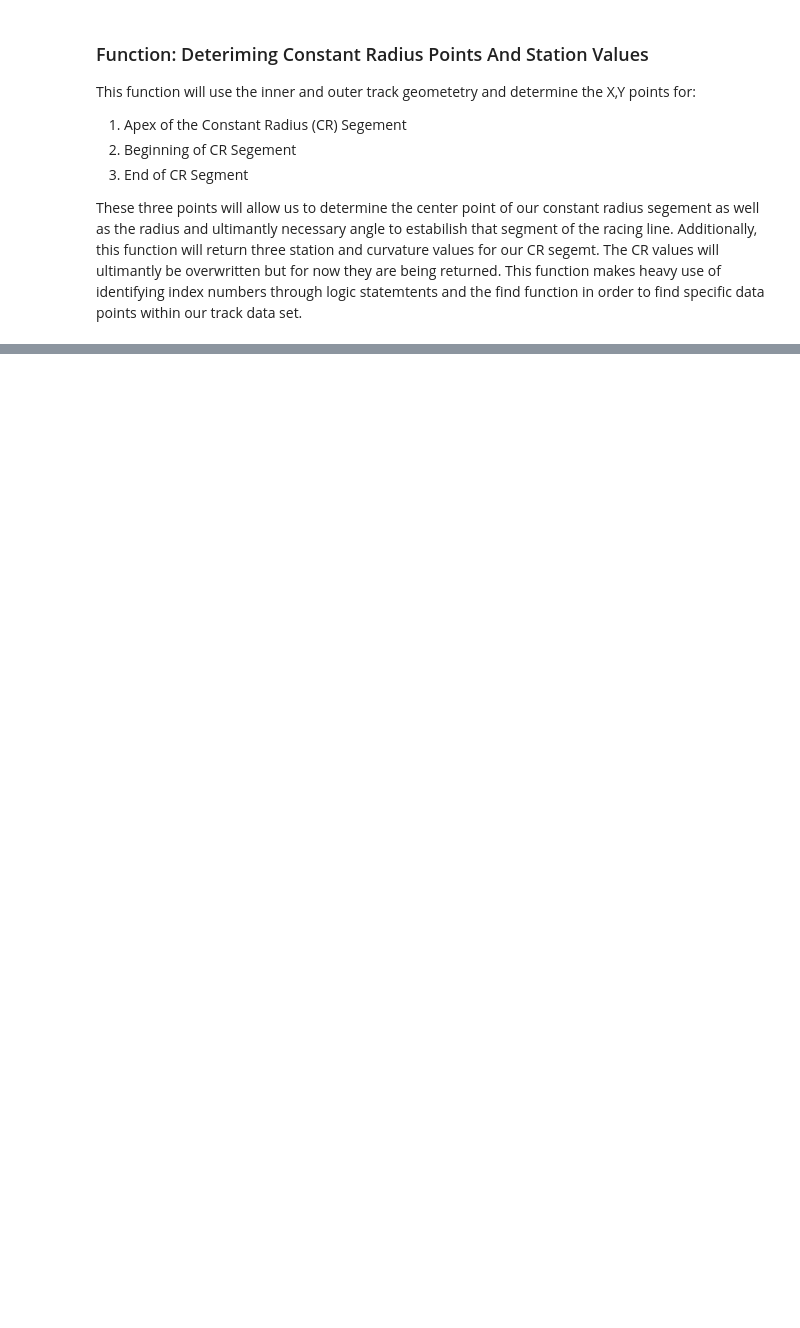
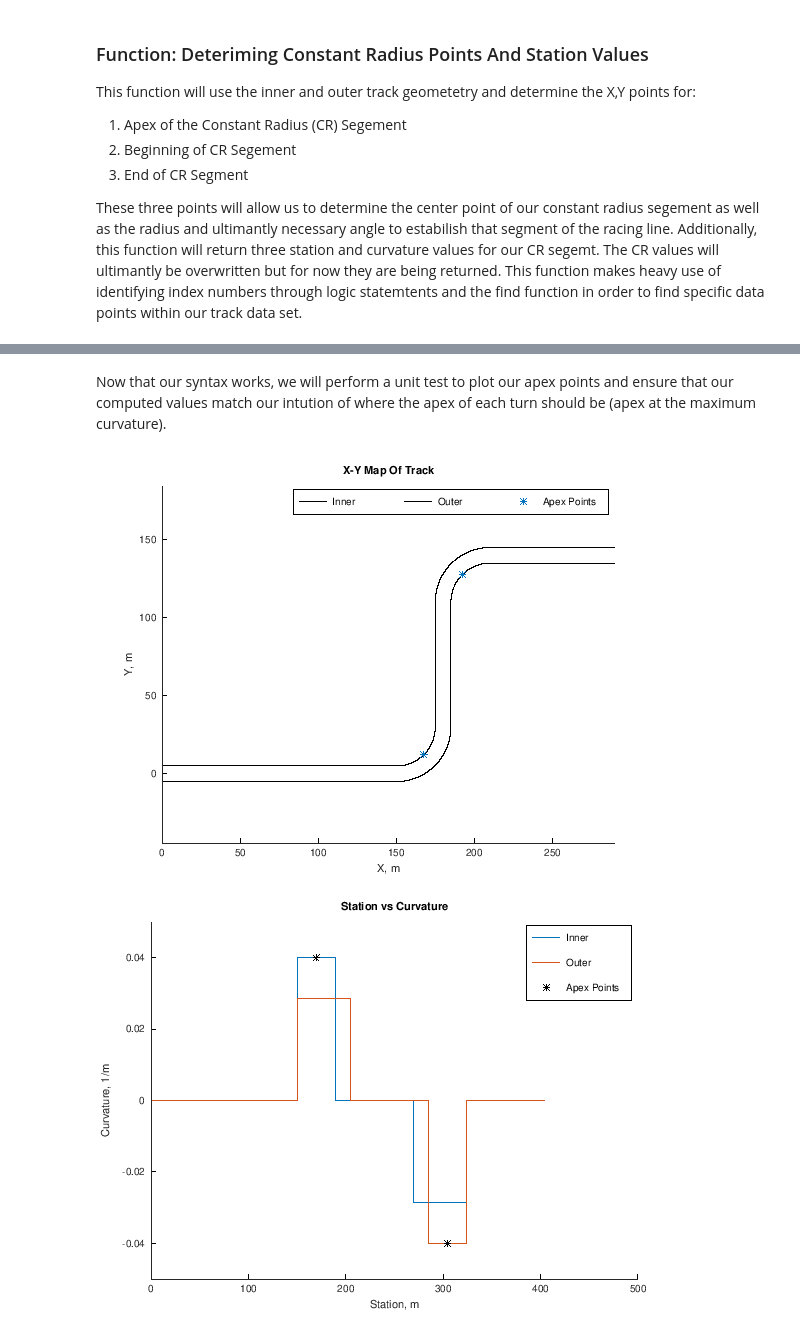
Before and after one commit to PostMatthew/Laptime_Simulation_ME391, a Jupyter notebook: BuildingCustomRacingTracksWithRacing Lines.ipynb, the cells around one changed output, grey strips where cells are left out. Saved outputs shown, nothing was run; the diff lists cells and outputs as text; code cells hidden in the pictures; blank space fills up the shorter version.

```diff
--- a/BuildingCustomRacingTracksWithRacing Lines.ipynb
+++ b/BuildingCustomRacingTracksWithRacing Lines.ipynb
@@ -791,0 +641,2 @@ axis equal
+# %%
+Apex = GetApexPoints(edge_case_track)
@@ -791,0 +661,29 @@ axis equal
+# %% [markdown]
+Now that our syntax works, we will perform a unit test to plot our apex points and ensure that our computed values match our intution of where the apex of each turn should be (apex at the maximum curvature).
+# %%
+figure()
+hold on
+title("Station vs Curvature")
+plot(edge_case_track.inner.S,(edge_case_track.inner.K))
+plot(edge_case_track.outer.S,(edge_case_track.outer.K))
+plot(Apex.S,Apex.K,"k*")
+xlabel("Station, m")
+ylabel("Curvature, 1/m")
+ylim([-0.05 0.05])
+hold off
+legend("Inner","Outer","Apex Points")
+
+figure()
+hold on
+title("X-Y Map Of Track")
+plot(edge_case_track.inner.X,(edge_case_track.inner.Y),"k")
+plot(edge_case_track.outer.X,(edge_case_track.outer.Y),"k")
+plot(Apex.X,Apex.Y,"*")
+xlabel("X, m")
+ylabel("Y, m")
+axis equal
+hold off
+legend("Inner","Outer","Apex Points","orientation","horizontal")
+# %% [output]
+[figure, added]
+[figure, added]
```
Also changed, not shown: parts of 103 cells of this notebook.
